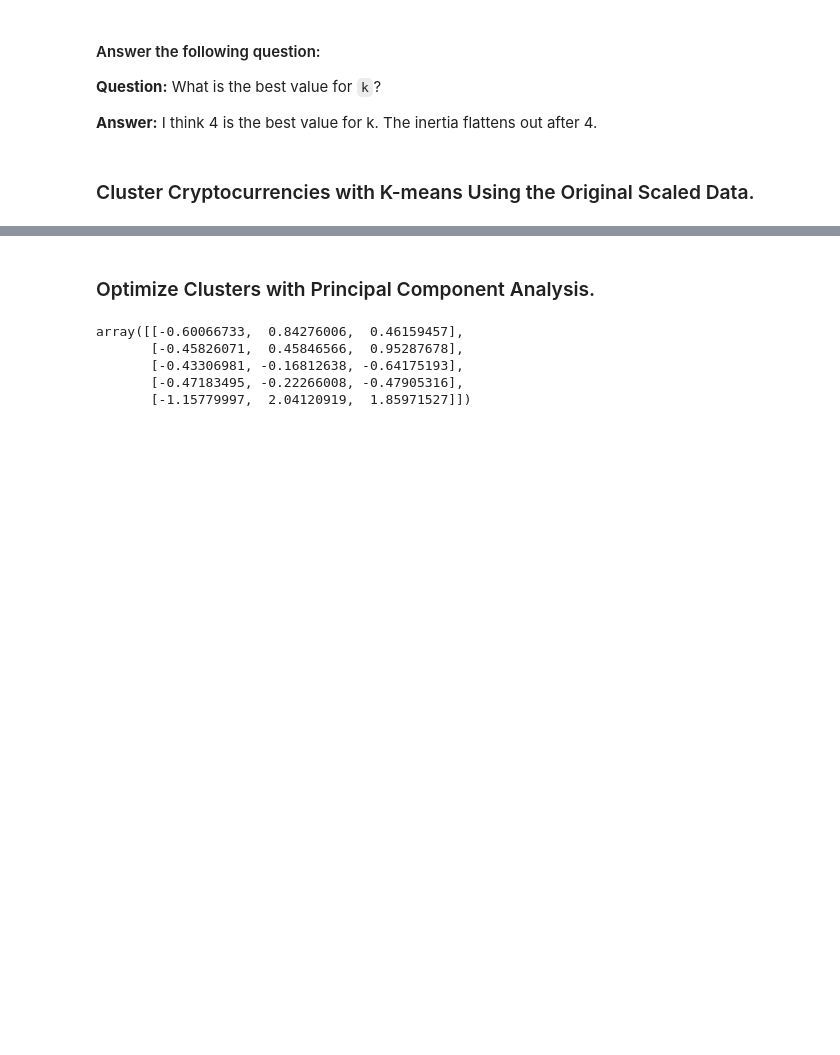
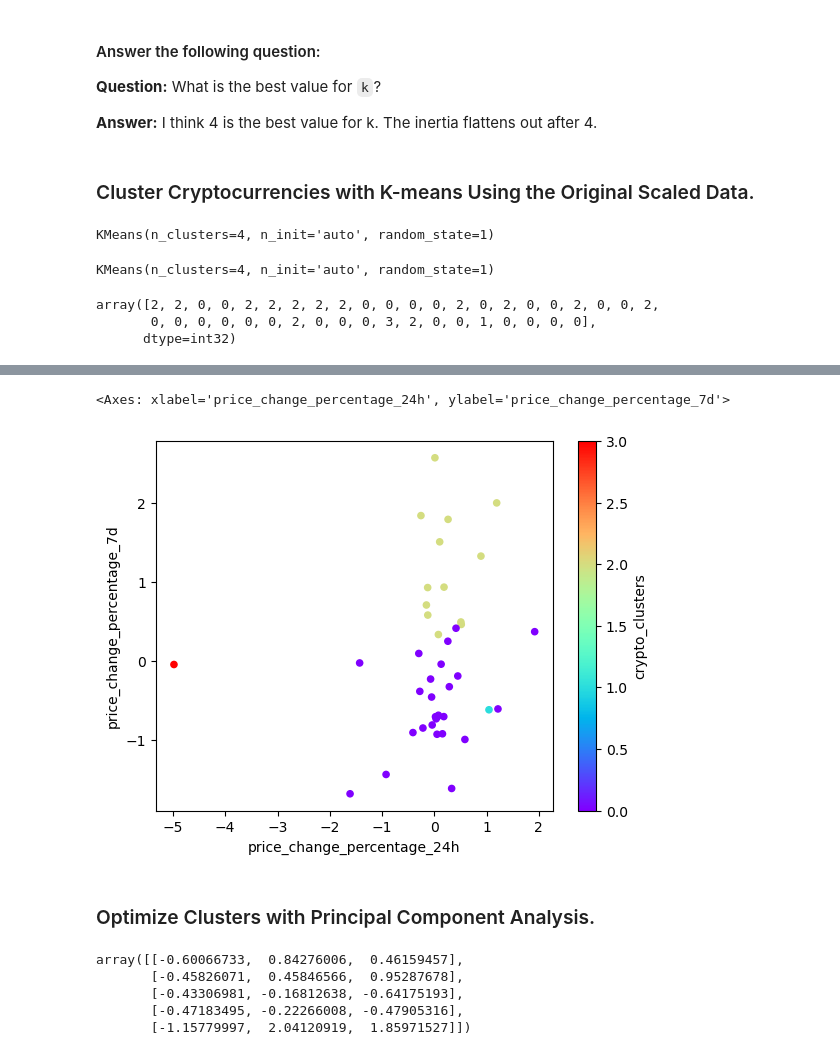
Before and after one commit to robbstenman/CryptoClustering, a Jupyter notebook: Crypto_Clustering.ipynb, the cells around one changed output, grey strips where cells are left out. Cells and saved outputs as stored; diff of their text form; code cells hidden in the pictures; blank space fills up the shorter version.

```diff
--- a/Crypto_Clustering.ipynb
+++ b/Crypto_Clustering.ipynb
@@ -120,21 +138,34 @@ elbow_data_df.plot.line(x="k",
 ### Cluster Cryptocurrencies with K-means Using the Original Scaled Data.
 # %%
 # Initialize the K-Means model using the best value for k
-model = KMeans(n_clusters=3, n_init='auto', random_state=1)
+model = KMeans(n_clusters=4, n_init='auto', random_state=1)
+model
+# %% [output]
+KMeans(n_clusters=4, n_init='auto', random_state=1)
 # %%
 # Fit the K-Means model using the scaled data
+model.fit(market_data_scaled_df)
+# %% [output]
+KMeans(n_clusters=4, n_init='auto', random_state=1)
 # %%
 # Predict the clusters to group the cryptocurrencies using the scaled data
-
+crypto_clusters = model.predict(market_data_scaled_df)
 
 # View the resulting array of cluster values.
+crypto_clusters
+# %% [output]
+array([2, 2, 0, 0, 2, 2, 2, 2, 2, 0, 0, 0, 0, 2, 0, 2, 0, 0, 2, 0, 0, 2,
+       0, 0, 0, 0, 0, 0, 2, 0, 0, 0, 3, 2, 0, 0, 1, 0, 0, 0, 0],
+      dtype=int32)
 # %%
 # Create a copy of the DataFrame
+market_data_scaled_prediction_df = market_data_scaled_df.copy()
 # %%
 # Add a new column to the DataFrame with the predicted clusters
-
+market_data_scaled_prediction_df['crypto_clusters'] = crypto_clusters
 
 # Display sample data
+display(market_data_scaled_prediction_df.head())
 # %% [output]
 |  | price_change_percentage_24h | price_change_percentage_7d | price_change_percentage_14d | price_change_percentage_30d | ... |
 | coin_id |  |  |  |  | ... |
@@ -146,7 +177,15 @@ model = KMeans(n_clusters=3, n_init='auto', random_state=1)
 # %%
 # Create a scatter plot using Pandas plot by setting
 # `x="price_change_percentage_24h"` and `y="price_change_percentage_7d"`.
 # Use "rainbow" for the color to better visualize the data.
+market_data_scaled_prediction_df.plot.scatter(
+    x="price_change_percentage_24h",
+    y="price_change_percentage_7d",
+    c="crypto_clusters",
+    colormap="rainbow")
+# %% [output]
+<Axes: xlabel='price_change_percentage_24h', ylabel='price_change_percentage_7d'>
+[figure, added]
 # %% [markdown]
 ### Optimize Clusters with Principal Component Analysis.
 # %%
```
Also changed, not shown: parts of 6 cells of this notebook.
